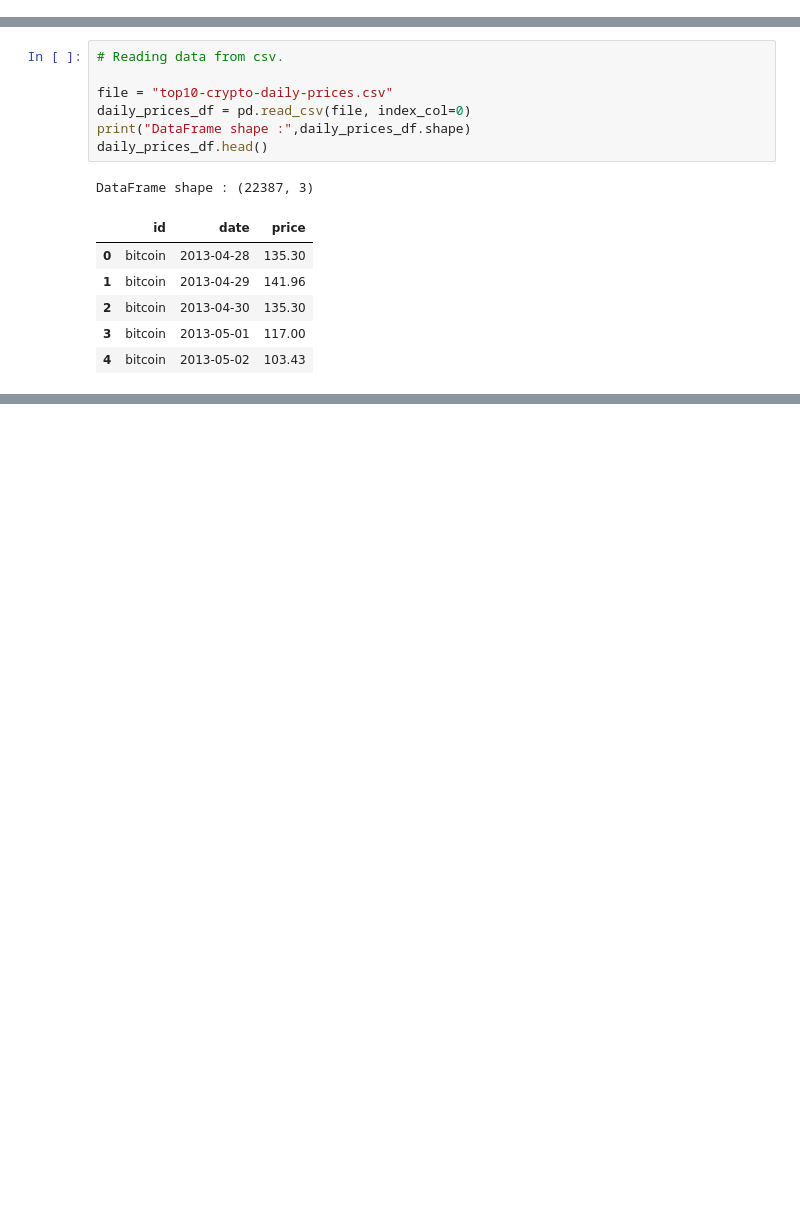
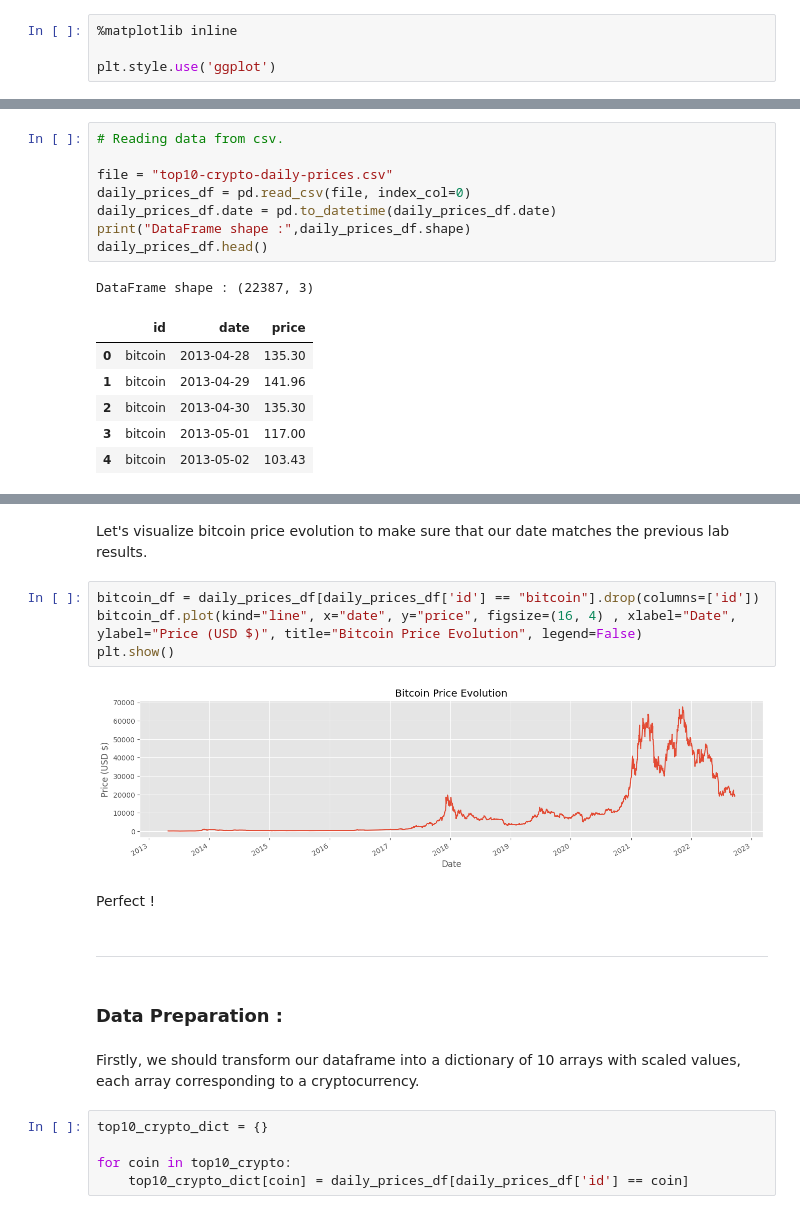
Before and after one commit to MohammedJamil/cryptocurrency-price-forecasting, a Jupyter notebook: crypto-model-building.ipynb, the cells around one changed output, grey strips where cells are left out. Saved outputs shown, nothing was run; the diff lists cells and outputs as text; blank space fills up the shorter version.

```diff
--- a/crypto-model-building.ipynb
+++ b/crypto-model-building.ipynb
@@ -34,3 +27,7 @@ To enable them in other operations, rebuild TensorFlow with the appropriate comp
+# %%
+%matplotlib inline
+
+plt.style.use('ggplot')
 # %% [markdown]
 ---
 # %% [markdown]
@@ -52,6 +49,7 @@ fi
 
 file = "top10-crypto-daily-prices.csv"
 daily_prices_df = pd.read_csv(file, index_col=0)
+daily_prices_df.date = pd.to_datetime(daily_prices_df.date)
 print("DataFrame shape :",daily_prices_df.shape)
 daily_prices_df.head()
 # %% [output]
@@ -64,0 +82,21 @@ DataFrame shape : (22387, 3)
+# %% [markdown]
+Let's visualize bitcoin price evolution to make sure that our date matches the previous lab results.
+# %%
+bitcoin_df = daily_prices_df[daily_prices_df['id'] == "bitcoin"].drop(columns=['id'])
+bitcoin_df.plot(kind="line", x="date", y="price", figsize=(16, 4) , xlabel="Date", ylabel="Price (USD $)", title="Bitcoin Price Evolution", legend=False)
+plt.show()
+# %% [output]
+[figure, added]
+# %% [markdown]
+Perfect !
+# %% [markdown]
+---
+# %% [markdown]
+### Data Preparation :
+# %% [markdown]
+Firstly, we should transform our dataframe into a dictionary of 10 arrays with scaled values, each array corresponding to a cryptocurrency.
+# %%
+top10_crypto_dict = {}
+
+for coin in top10_crypto:
+    top10_crypto_dict[coin] = daily_prices_df[daily_prices_df['id'] == coin]
```
Also changed, not shown: parts of 17 cells of this notebook.
